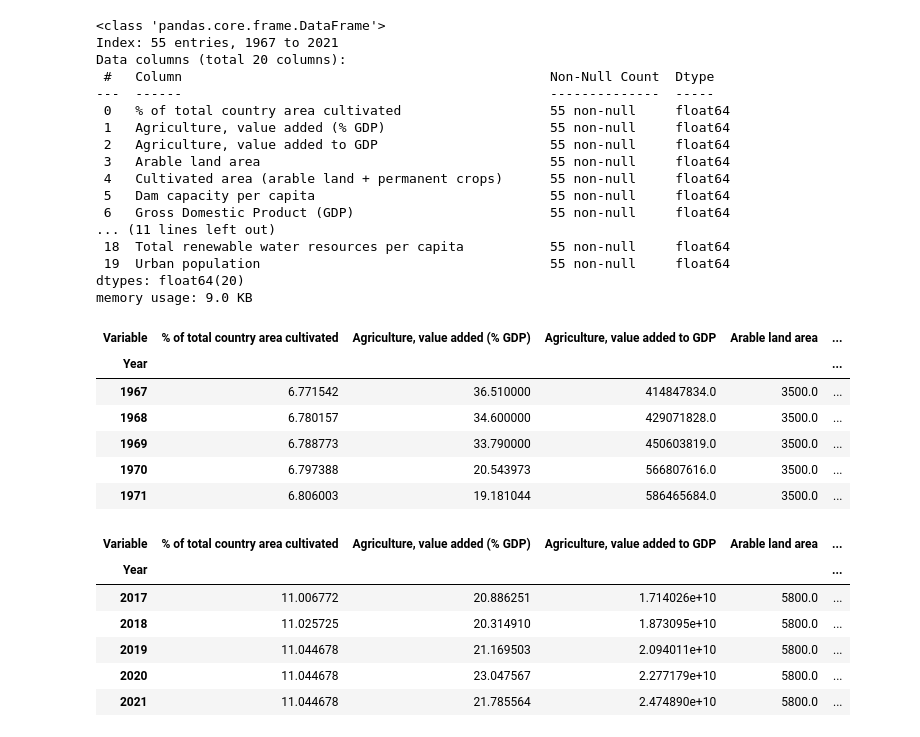
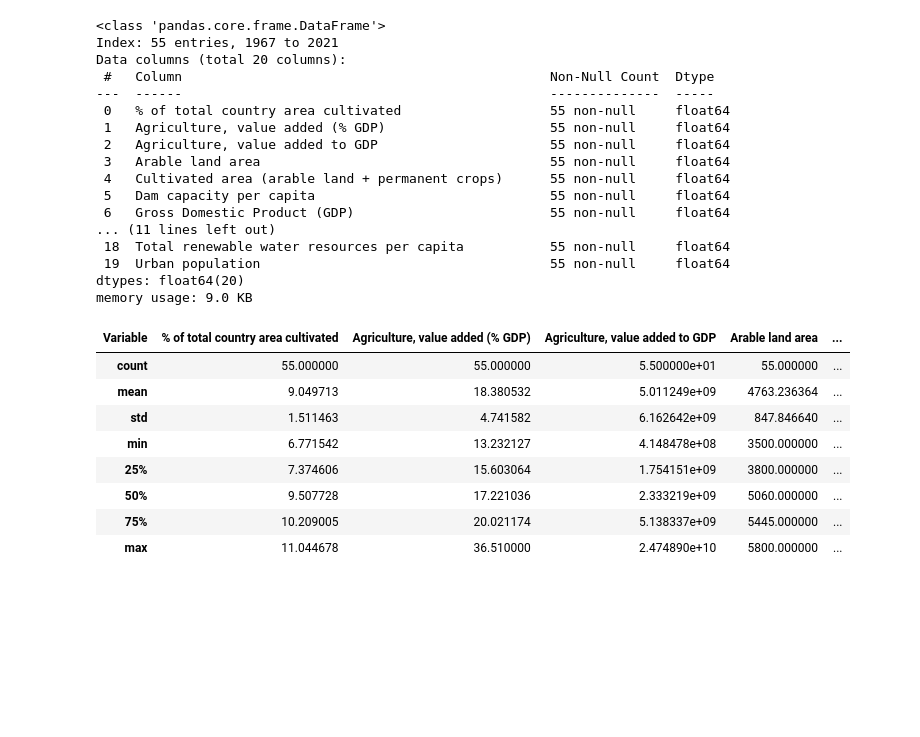
Before and after one commit to timkofu/datastories, a Jupyter notebook: Water/Water.ipynb, the cells around one changed output. Saved outputs shown, nothing was run; the diff lists cells and outputs as text; code cells hidden in the pictures; blank space fills up the shorter version.

```diff
--- a/Water/Water.ipynb
+++ b/Water/Water.ipynb
@@ -231,21 +270,15 @@ Data columns (total 20 columns):
  19  Urban population                                     55 non-null     float64
 dtypes: float64(20)
 memory usage: 9.0 KB
-# %%
-prime.head()
-prime.tail()
-# %% [output]
-| Variable | % of total country area cultivated | Agriculture, value added (% GDP) | Agriculture, value added to GDP | Arable land area | ... |
-| Year |  |  |  |  | ... |
-| 1967 | 6.771542 | 36.510000 | 414847834.0 | 3500.0 | ... |
-| 1968 | 6.780157 | 34.600000 | 429071828.0 | 3500.0 | ... |
-| 1969 | 6.788773 | 33.790000 | 450603819.0 | 3500.0 | ... |
-| 1970 | 6.797388 | 20.543973 | 566807616.0 | 3500.0 | ... |
-| 1971 | 6.806003 | 19.181044 | 586465684.0 | 3500.0 | ... |
-| Variable | % of total country area cultivated | Agriculture, value added (% GDP) | Agriculture, value added to GDP | Arable land area | ... |
-| Year |  |  |  |  | ... |
-| 2017 | 11.006772 | 20.886251 | 1.714026e+10 | 5800.0 | ... |
-| 2018 | 11.025725 | 20.314910 | 1.873095e+10 | 5800.0 | ... |
-| 2019 | 11.044678 | 21.169503 | 2.094011e+10 | 5800.0 | ... |
-| 2020 | 11.044678 | 23.047567 | 2.277179e+10 | 5800.0 | ... |
-| 2021 | 11.044678 | 21.785564 | 2.474890e+10 | 5800.0 | ... |
+# %%
+prime.describe()
+# %% [output]
+| Variable | % of total country area cultivated | Agriculture, value added (% GDP) | Agriculture, value added to GDP | Arable land area | ... |
+| count | 55.000000 | 55.000000 | 5.500000e+01 | 55.000000 | ... |
+| mean | 9.049713 | 18.380532 | 5.011249e+09 | 4763.236364 | ... |
+| std | 1.511463 | 4.741582 | 6.162642e+09 | 847.846640 | ... |
+| min | 6.771542 | 13.232127 | 4.148478e+08 | 3500.000000 | ... |
+| 25% | 7.374606 | 15.603064 | 1.754151e+09 | 3800.000000 | ... |
+| 50% | 9.507728 | 17.221036 | 2.333219e+09 | 5060.000000 | ... |
+| 75% | 10.209005 | 20.021174 | 5.138337e+09 | 5445.000000 | ... |
+| max | 11.044678 | 36.510000 | 2.474890e+10 | 5800.000000 | ... |
```
Also changed, not shown: parts of 21 cells of this notebook.
